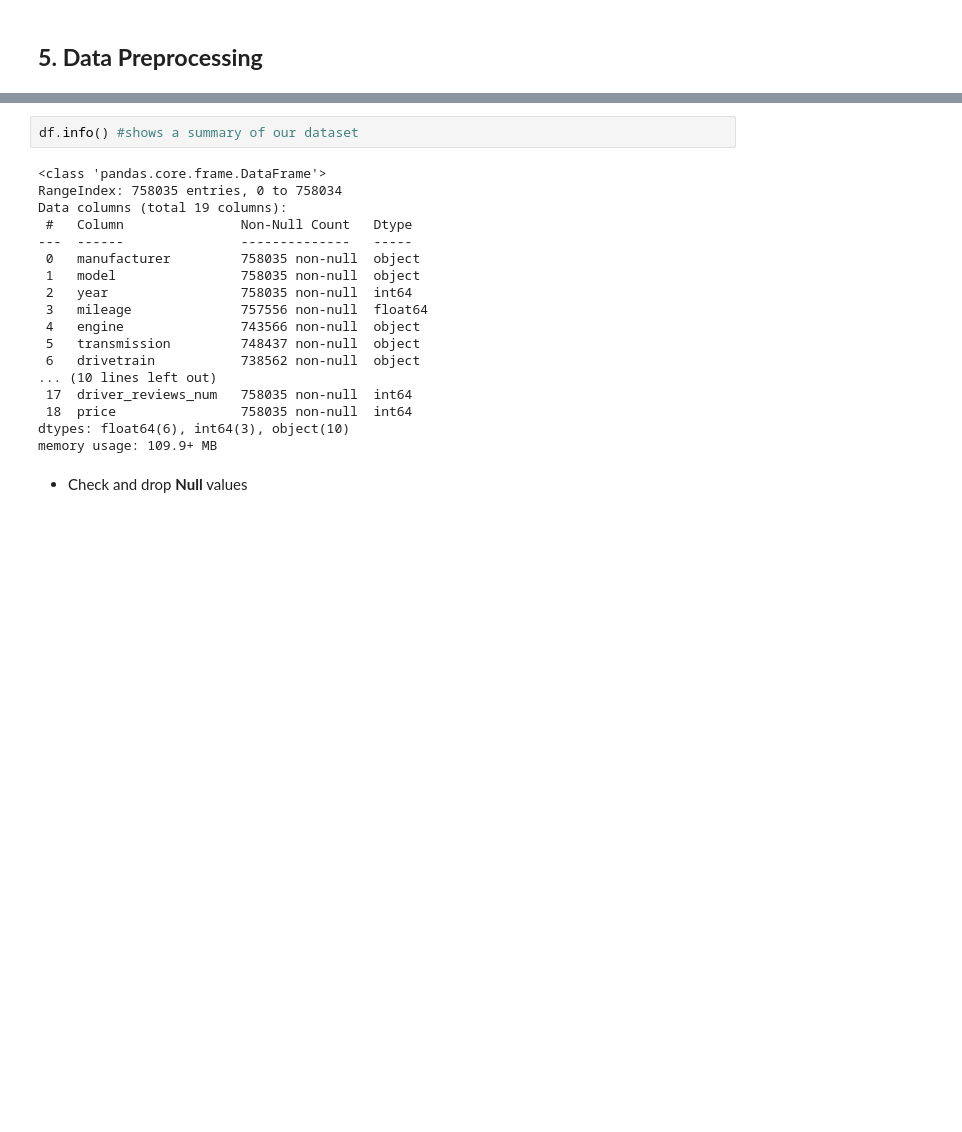
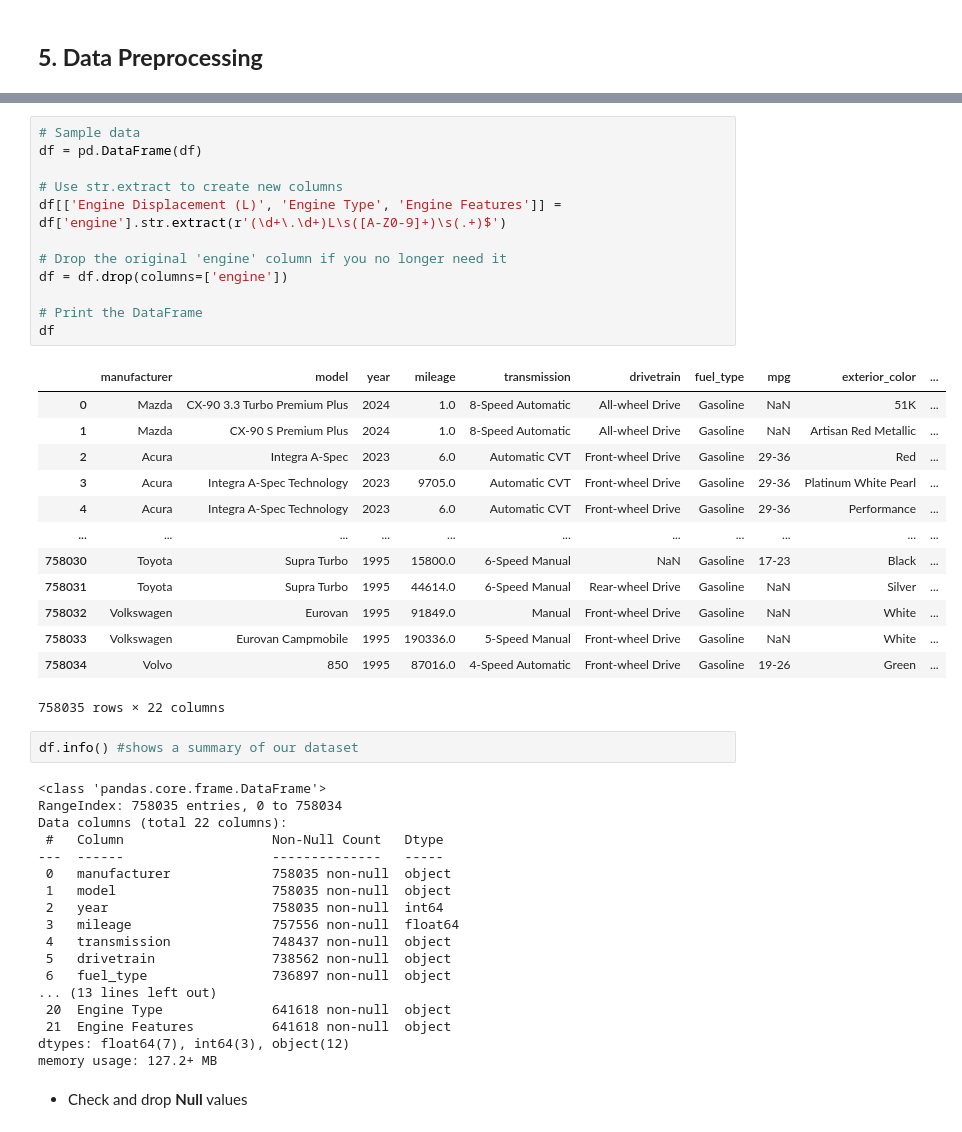
Before and after one commit to syl21b/Car-Price-Prediction, a Jupyter notebook: car-price-prediction.ipynb, the cells around one changed output, grey strips where cells are left out. Saved outputs shown, nothing was run; the diff lists cells and outputs as text; blank space fills up the shorter version.

```diff
--- a/car-price-prediction.ipynb
+++ b/car-price-prediction.ipynb
@@ -142,23 +142,49 @@ df
+# %%
+# Sample data
+df = pd.DataFrame(df)
+
+# Use str.extract to create new columns
+df[['Engine Displacement (L)', 'Engine Type', 'Engine Features']] = df['engine'].str.extract(r'(\d+\.\d+)L\s([A-Z0-9]+)\s(.+)$')
+
+# Drop the original 'engine' column if you no longer need it
+df = df.drop(columns=['engine'])
+
+# Print the DataFrame
+df
+# %% [output]
+|  | manufacturer | model | year | mileage | transmission | drivetrain | fuel_type | mpg | exterior_color | ... |
+| 0 | Mazda | CX-90 3.3 Turbo Premium Plus | 2024 | 1.0 | 8-Speed Automatic | All-wheel Drive | Gasoline | NaN | 51K | ... |
+| 1 | Mazda | CX-90 S Premium Plus | 2024 | 1.0 | 8-Speed Automatic | All-wheel Drive | Gasoline | NaN | Artisan Red Metallic | ... |
+| 2 | Acura | Integra A-Spec | 2023 | 6.0 | Automatic CVT | Front-wheel Drive | Gasoline | 29-36 | Red | ... |
+| 3 | Acura | Integra A-Spec Technology | 2023 | 9705.0 | Automatic CVT | Front-wheel Drive | Gasoline | 29-36 | Platinum White Pearl | ... |
+| 4 | Acura | Integra A-Spec Technology | 2023 | 6.0 | Automatic CVT | Front-wheel Drive | Gasoline | 29-36 | Performance | ... |
+| ... | ... | ... | ... | ... | ... | ... | ... | ... | ... | ... |
+| 758030 | Toyota | Supra Turbo | 1995 | 15800.0 | 6-Speed Manual | NaN | Gasoline | 17-23 | Black | ... |
+| 758031 | Toyota | Supra Turbo | 1995 | 44614.0 | 6-Speed Manual | Rear-wheel Drive | Gasoline | NaN | Silver | ... |
+| 758032 | Volkswagen | Eurovan | 1995 | 91849.0 | Manual | Front-wheel Drive | Gasoline | NaN | White | ... |
+| 758033 | Volkswagen | Eurovan Campmobile | 1995 | 190336.0 | 5-Speed Manual | Front-wheel Drive | Gasoline | NaN | White | ... |
+| 758034 | Volvo | 850 | 1995 | 87016.0 | 4-Speed Automatic | Front-wheel Drive | Gasoline | 19-26 | Green | ... |
+758035 rows × 22 columns
 # %%
 df.info() #shows a summary of our dataset
 # %% [output]
 <class 'pandas.core.frame.DataFrame'>
 RangeIndex: 758035 entries, 0 to 758034
-Data columns (total 19 columns):
- #   Column               Non-Null Count   Dtype
----  ------               --------------   -----
- 0   manufacturer         758035 non-null  object
- 1   model                758035 non-null  object
- 2   year                 758035 non-null  int64
- 3   mileage              757556 non-null  float64
- 4   engine               743566 non-null  object
- 5   transmission         748437 non-null  object
- 6   drivetrain           738562 non-null  object
-... (10 lines left out)
- 17  driver_reviews_num   758035 non-null  int64
- 18  price                758035 non-null  int64
-dtypes: float64(6), int64(3), object(10)
-memory usage: 109.9+ MB
+Data columns (total 22 columns):
+ #   Column                   Non-Null Count   Dtype
+---  ------                   --------------   -----
+ 0   manufacturer             758035 non-null  object
+ 1   model                    758035 non-null  object
+ 2   year                     758035 non-null  int64
+ 3   mileage                  757556 non-null  float64
+ 4   transmission             748437 non-null  object
+ 5   drivetrain               738562 non-null  object
+ 6   fuel_type                736897 non-null  object
+... (13 lines left out)
+ 20  Engine Type              641618 non-null  object
+ 21  Engine Features          641618 non-null  object
+dtypes: float64(7), int64(3), object(12)
+memory usage: 127.2+ MB
 # %% [markdown]
 * Check and drop **Null** values
 # %%
```
Also changed, not shown: parts of 8 cells of this notebook.
